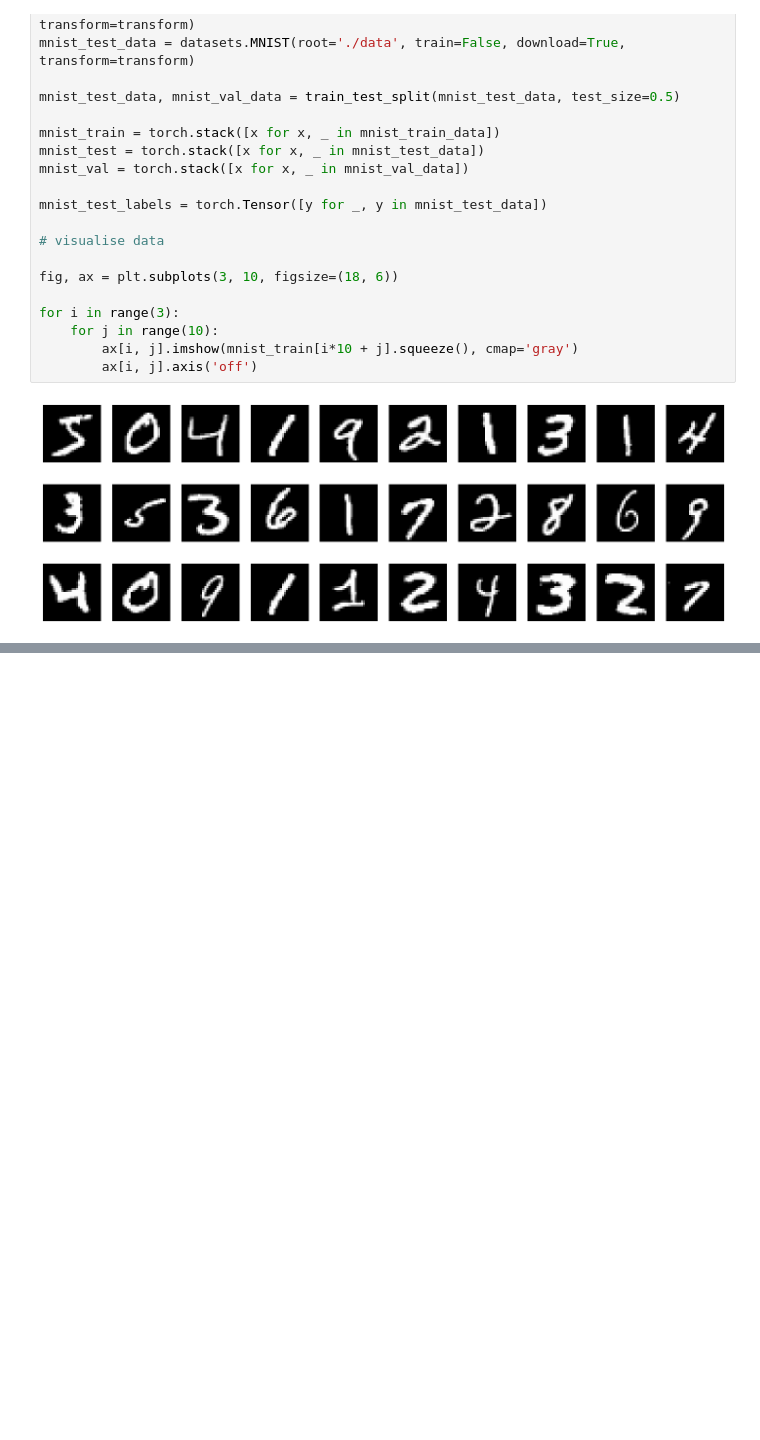
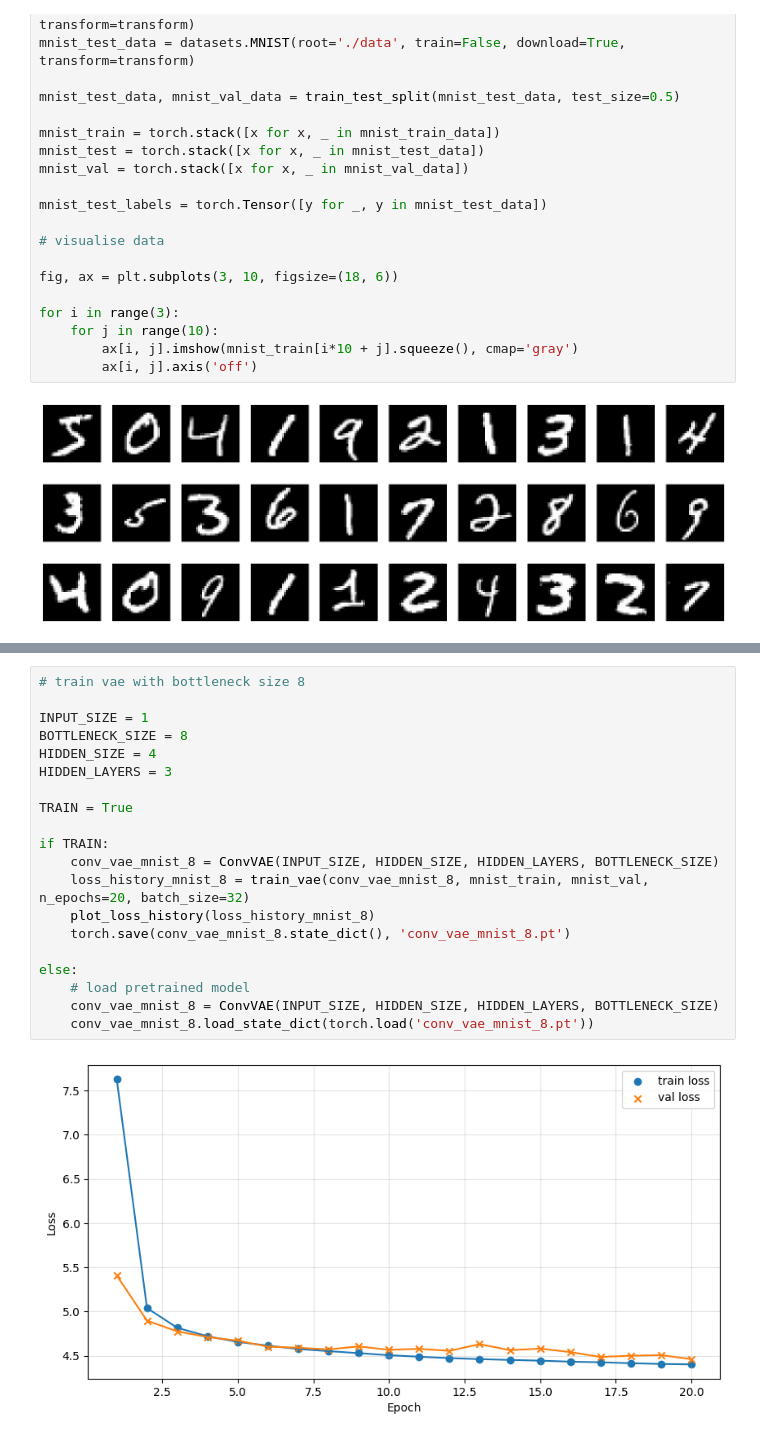
Before and after one commit to CKleiber/SciML-Seminar, a Jupyter notebook: VarationalAutoencoder.ipynb, the cells around one changed output, grey strips where cells are left out. Drawn from its saved outputs; the diff is of its cells as text; blank space fills up the shorter version.

```diff
--- a/VarationalAutoencoder.ipynb
+++ b/VarationalAutoencoder.ipynb
@@ -433,0 +427,22 @@ for i in range(10):
+# %%
+# train vae with bottleneck size 8
+
+INPUT_SIZE = 1
+BOTTLENECK_SIZE = 8
+HIDDEN_SIZE = 4
+HIDDEN_LAYERS = 3
+
+TRAIN = True
+
+if TRAIN:
+    conv_vae_mnist_8 = ConvVAE(INPUT_SIZE, HIDDEN_SIZE, HIDDEN_LAYERS, BOTTLENECK_SIZE)
+    loss_history_mnist_8 = train_vae(conv_vae_mnist_8, mnist_train, mnist_val, n_epochs=20, batch_size=32)
+    plot_loss_history(loss_history_mnist_8)
+    torch.save(conv_vae_mnist_8.state_dict(), 'conv_vae_mnist_8.pt')
+
+else:
+    # load pretrained model
+    conv_vae_mnist_8 = ConvVAE(INPUT_SIZE, HIDDEN_SIZE, HIDDEN_LAYERS, BOTTLENECK_SIZE)
+    conv_vae_mnist_8.load_state_dict(torch.load('conv_vae_mnist_8.pt'))
+# %% [output]
+[figure, added]
```
Also changed, not shown: parts of 8 cells of this notebook, 5 other files.
